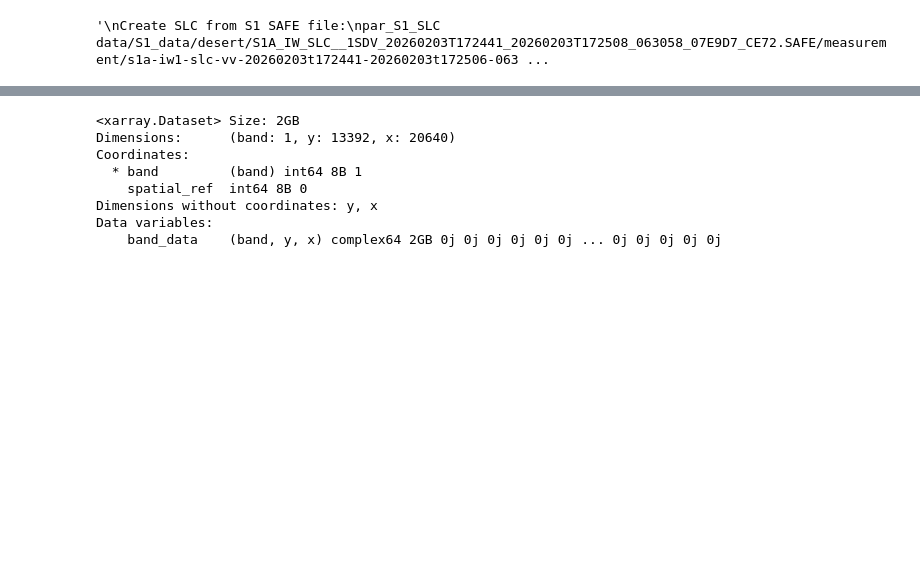
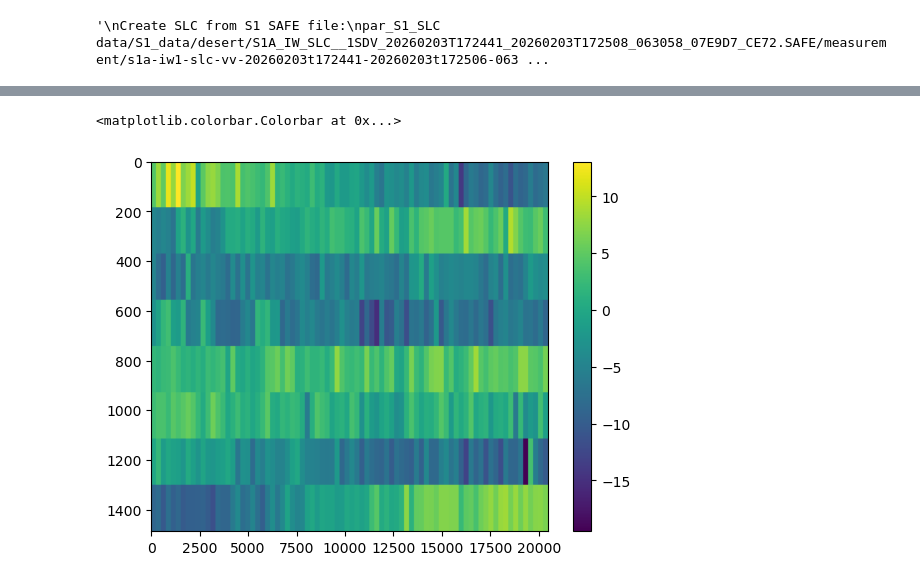
Before and after one commit to oscipal/ocean_current_retrieval, a Jupyter notebook: notebooks/s1_desert.ipynb, the cells around one changed output, grey strips where cells are left out. Saved outputs shown, nothing was run; the diff lists cells and outputs as text; code cells hidden in the pictures; blank space fills up the shorter version.

```diff
--- a/notebooks/s1_desert.ipynb
+++ b/notebooks/s1_desert.ipynb
@@ -244,11 +242,6 @@ dca.shape
-# %%
-xr.load_dataset('data/S1_data/desert/S1A_IW_SLC__1SDV_20260203T172441_20260203T172508_063058_07E9D7_CE72.SAFE/measurement/s1a-iw1-slc-vv-20260203t172441-20260203t172506-063058-07e9d7-004.tiff')
-# %% [output]
-<xarray.Dataset> Size: 2GB
-Dimensions:      (band: 1, y: 13392, x: 20640)
-Coordinates:
-  * band         (band) int64 8B 1
-    spatial_ref  int64 8B 0
-Dimensions without coordinates: y, x
-Data variables:
-    band_data    (band, y, x) complex64 2GB 0j 0j 0j 0j 0j 0j ... 0j 0j 0j 0j 0j
+# %%
+plt.imshow(dc_img_ffts[0], aspect='auto')
+plt.colorbar()
+# %% [output]
+<matplotlib.colorbar.Colorbar at 0x...>
+[figure, added]
```
Also changed, not shown: parts of 8 cells of this notebook, 13 other files.
